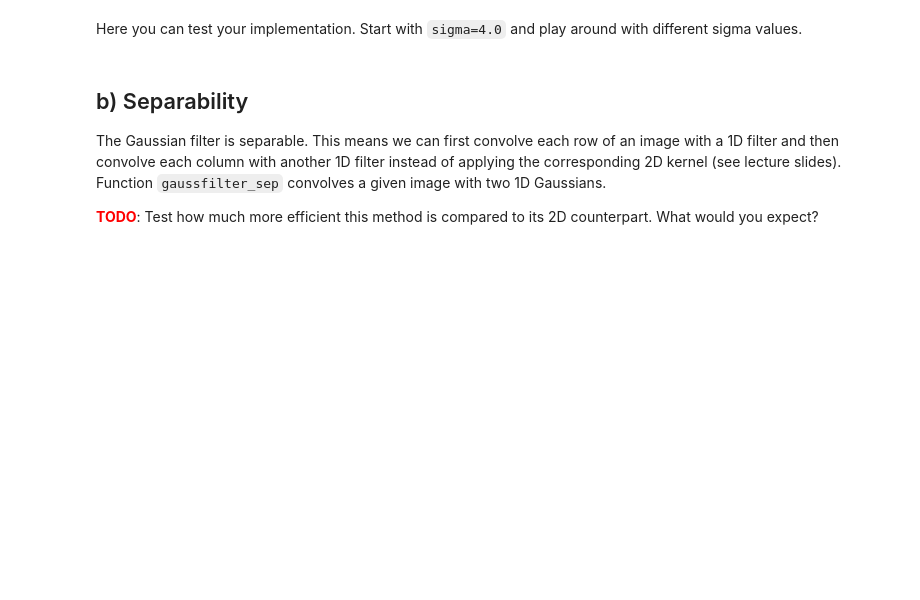
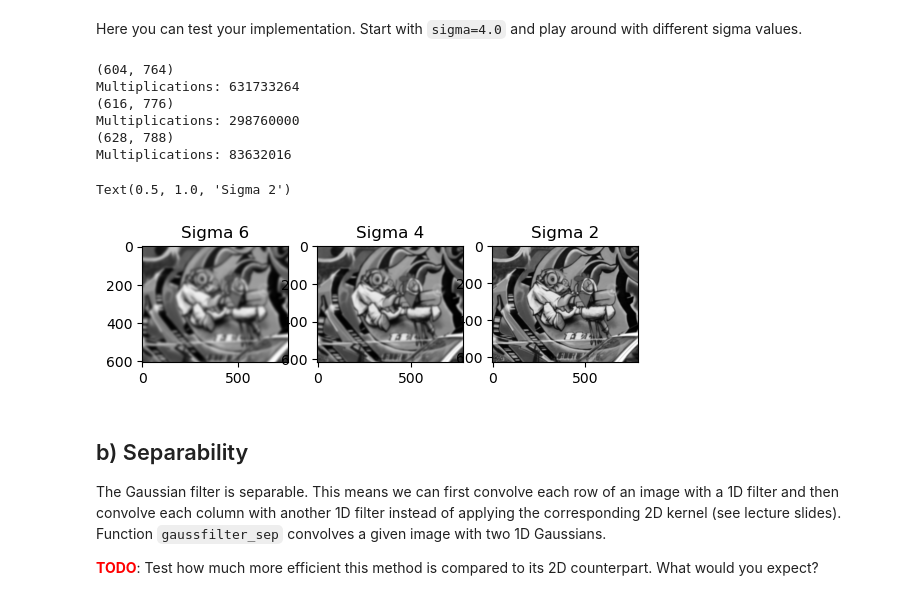
Before and after one commit to limescha22/Higher-Level-Computer-Vision, a Jupyter notebook: A01_Workbook.ipynb, the cells around one changed output. Cells and saved outputs as stored; diff of their text form; code cells hidden in the pictures; blank space fills up the shorter version.

```diff
--- a/A01_Workbook.ipynb
+++ b/A01_Workbook.ipynb
@@ -158,11 +157,15 @@ def my_convolution(image, kernel, padding=0, verbose=True):
 
     # Apply Equal Padding to All Sides
     imagePadded = my_padding(image, padding)
+    # print(imagePadded.shape)
+    # print(imagePadded[0: 0 + xKernShape, 0: 0 + yKernShape])
+    # print(sum(sum(kernel * imagePadded[0: 0 + xKernShape, 0: 0 + yKernShape])))
 
     # Iterate through image
     for y in range(yOutput):
         for x in range(xOutput):
-            output[x,y] = # ... continue here
+            # output is calculated from the kernel on the image. So how can the kernel be applied on the image? We apply the numpy array (Kernel) on the image and sum the results.
+            output[x,y] = sum(sum(kernel * imagePadded[x: x + xKernShape, y: y + yKernShape]))
             multiplications += xKernShape*yKernShape
 
     if verbose:
@@ -176,10 +179,32 @@ def gaussfilter(image, sigma, padding=0):
 # %% [markdown]
 Here you can test your implementation. Start with `sigma=4.0` and play around with different sigma values.
 # %%
+graf_smooth_6 = gaussfilter(graf_gray, sigma=6.0)
 graf_smooth = gaussfilter(graf_gray, sigma=4.0)
+graf_smooth_2 = gaussfilter(graf_gray, sigma=2.0)
 
-plt.imshow(graf_smooth, cmap="gray")
-plt.show()
+f, ax = plt.subplots(1,3)
+ax[0].imshow(
+    graf_smooth_6, cmap="gray"
+)
+ax[0].set_title("Sigma 6")
+ax[1].imshow(
+    graf_smooth, cmap="gray"
+)
+ax[1].set_title("Sigma 4")
+ax[2].imshow(
+    graf_smooth_2, cmap="gray"
+)
+ax[2].set_title("Sigma 2")
+# %% [output]
+(604, 764)
+Multiplications: 631733264
+(616, 776)
+Multiplications: 298760000
+(628, 788)
+Multiplications: 83632016
+Text(0.5, 1.0, 'Sigma 2')
+[figure, added]
 # %% [markdown]
 ## b) Separability
 The Gaussian filter is separable. This means we can first convolve each row of an image with a 1D filter and then convolve each column with another 1D filter instead of applying the corresponding 2D kernel (see lecture slides). Function `gaussfilter_sep` convolves a given image with two 1D Gaussians.
```
Also changed, not shown: parts of 32 cells of this notebook.
